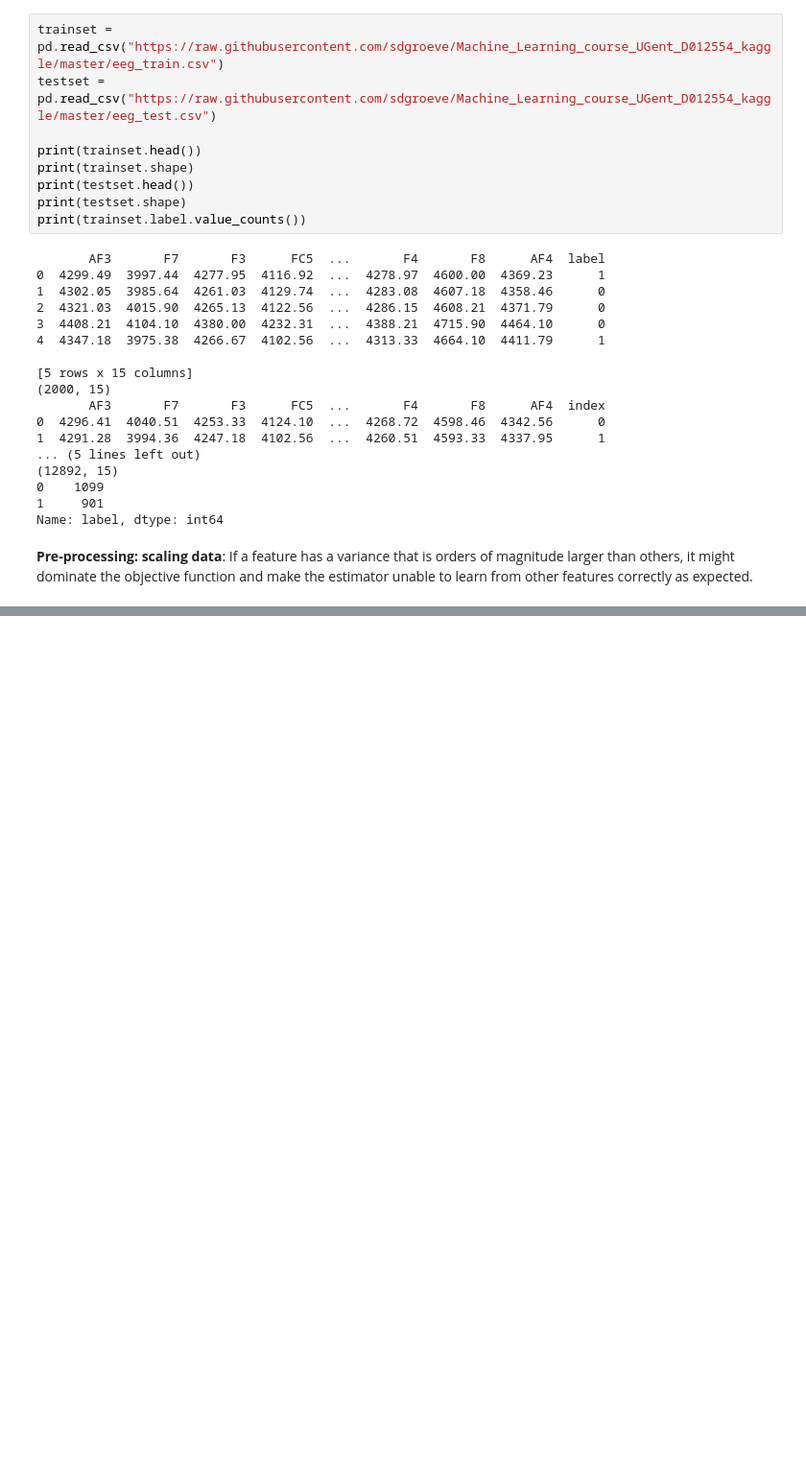
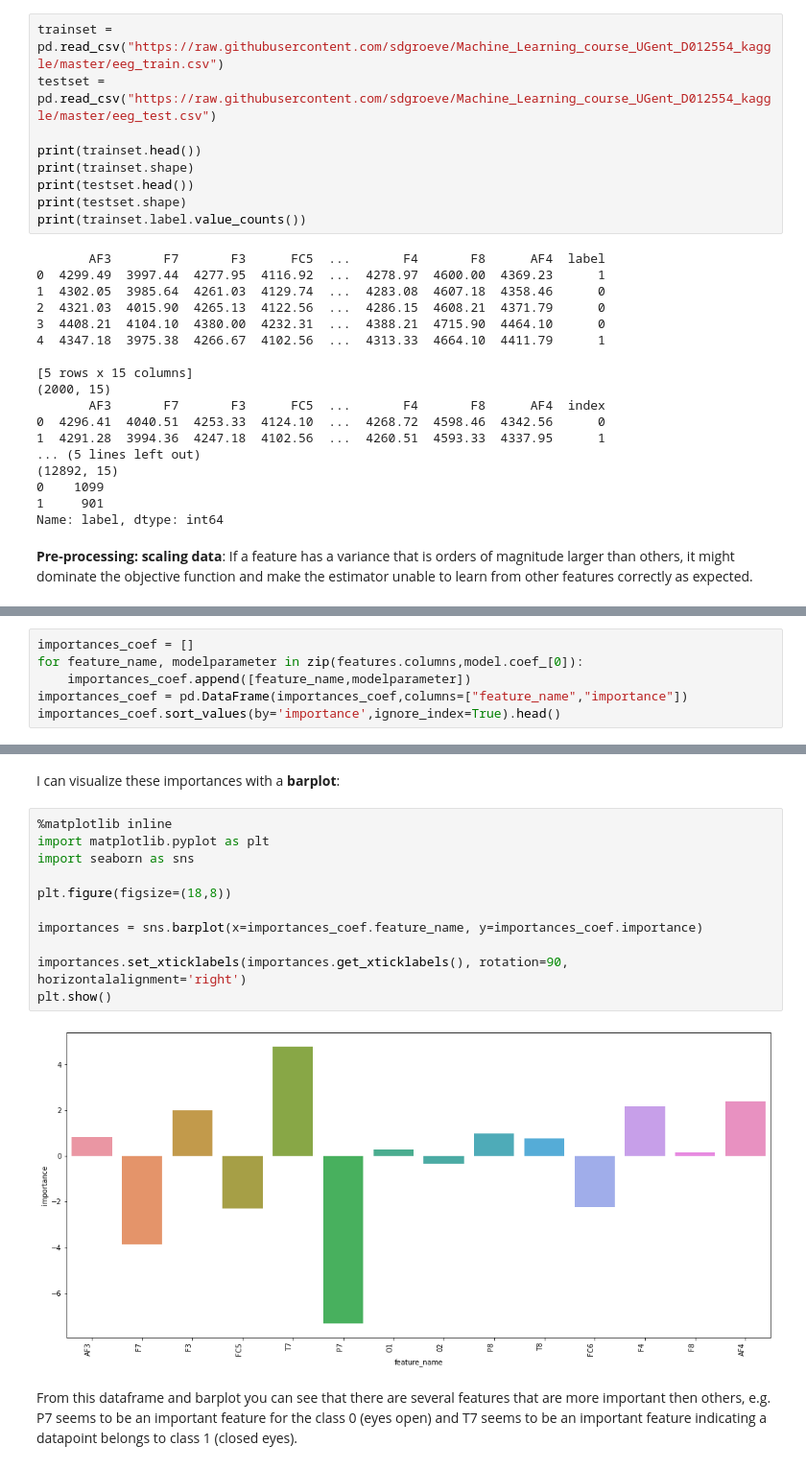
Before and after one commit to SarahGoddaer/Machine_Learning_course_UGent_D012554_kaggle, a Jupyter notebook: Second_try.ipynb, the cells around one changed output, grey strips where cells are left out. Shown at 96% size. Drawn from its saved outputs; the diff is of its cells as text; blank space fills up the shorter version.

```diff
--- a/Second_try.ipynb
+++ b/Second_try.ipynb
@@ -66,0 +122,6 @@ AttributeError: ignored
+# %%
+importances_coef = []
+for feature_name, modelparameter in zip(features.columns,model.coef_[0]):
+    importances_coef.append([feature_name,modelparameter])
+importances_coef = pd.DataFrame(importances_coef,columns=["feature_name","importance"])
+importances_coef.sort_values(by='importance',ignore_index=True).head()
@@ -66,0 +135,19 @@ AttributeError: ignored
+# %% [markdown]
+I can visualize these importances with a **barplot**:
+# %%
+%matplotlib inline
+import matplotlib.pyplot as plt
+import seaborn as sns
+
+plt.figure(figsize=(18,8))
+
+importances = sns.barplot(x=importances_coef.feature_name, y=importances_coef.importance)
+
+importances.set_xticklabels(importances.get_xticklabels(), rotation=90, horizontalalignment='right')
+plt.show()
+# %% [output]
+[figure, added]
+# %% [markdown]
+From this dataframe and barplot you can see that there are several features that are more important then others,
+e.g. P7 seems to be an important feature for the class 0 (eyes open) and
+T7 seems to be an important feature indicating a datapoint belongs to class 1 (closed eyes).
```
Also changed, not shown: parts of 12 cells of this notebook.
